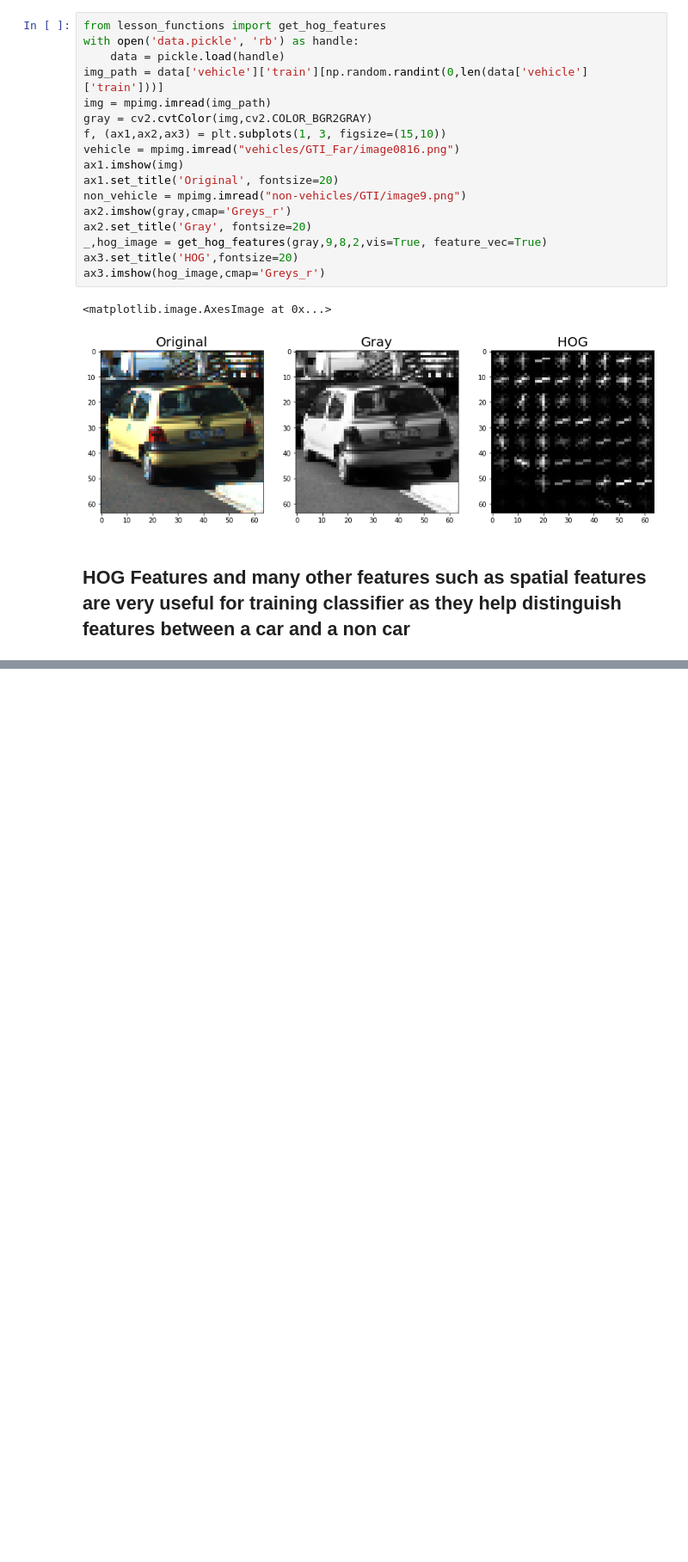
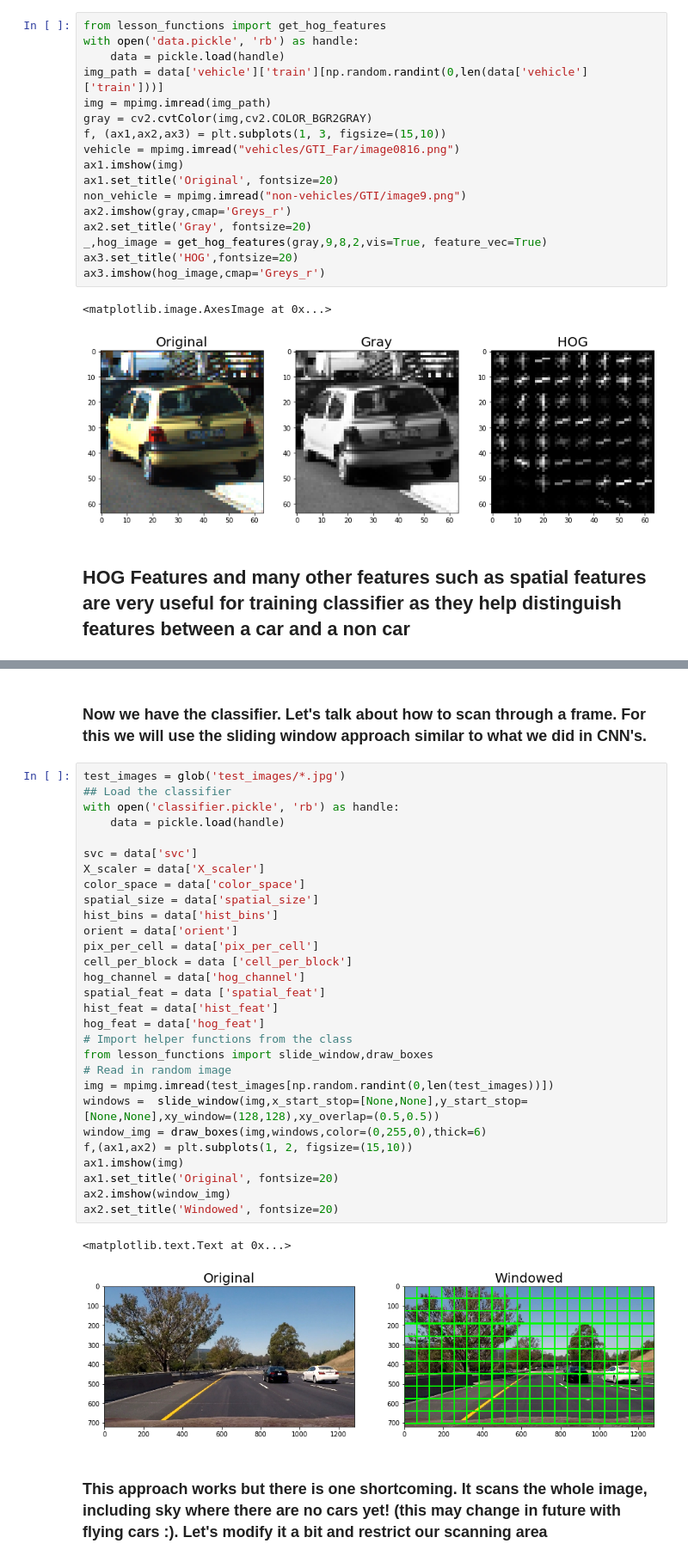
Before and after one commit to jatindhankhar/CarND-Vehicle-Detection, a Jupyter notebook: Playground.ipynb, the cells around one changed output, grey strips where cells are left out. Shown at 86% size. Cells and saved outputs as stored; diff of their text form; blank space fills up the shorter version.

Commit message:
Add pickle and jupyter notebook

```diff
--- a/Playground.ipynb
+++ b/Playground.ipynb
@@ -204,0 +249,36 @@ For these 10 labels:  [ 1.  1.  1.  1.  1.  1.  1.  1.  1.  1.]
+# %% [markdown]
+### Now we have the classifier. Let's talk about how to scan through a frame. For this we will use the sliding window approach similar to what we did in CNN's.
+# %%
+test_images = glob('test_images/*.jpg')
+## Load the classifier
+with open('classifier.pickle', 'rb') as handle:
+    data = pickle.load(handle)
+
+svc = data['svc']
+X_scaler = data['X_scaler']
+color_space = data['color_space']
+spatial_size = data['spatial_size']
+hist_bins = data['hist_bins']
+orient = data['orient']
+pix_per_cell = data['pix_per_cell']
+cell_per_block = data ['cell_per_block']
+hog_channel = data['hog_channel']
+spatial_feat = data ['spatial_feat']
+hist_feat = data['hist_feat']
+hog_feat = data['hog_feat']
+# Import helper functions from the class
+from lesson_functions import slide_window,draw_boxes
+# Read in random image
+img = mpimg.imread(test_images[np.random.randint(0,len(test_images))])
+windows =  slide_window(img,x_start_stop=[None,None],y_start_stop=[None,None],xy_window=(128,128),xy_overlap=(0.5,0.5))
+window_img = draw_boxes(img,windows,color=(0,255,0),thick=6)
+f,(ax1,ax2) = plt.subplots(1, 2, figsize=(15,10))
+ax1.imshow(img)
+ax1.set_title('Original', fontsize=20)
+ax2.imshow(window_img)
+ax2.set_title('Windowed', fontsize=20)
+# %% [output]
+<matplotlib.text.Text at 0x...>
+[figure, added]
+# %% [markdown]
+### This approach works but there is one shortcoming. It scans the whole image, including sky where there are no cars yet! (this may change in future with flying cars :). Let's modify it a bit and restrict our scanning area
```
Also changed, not shown: parts of 3 cells of this notebook, 2 other files.
